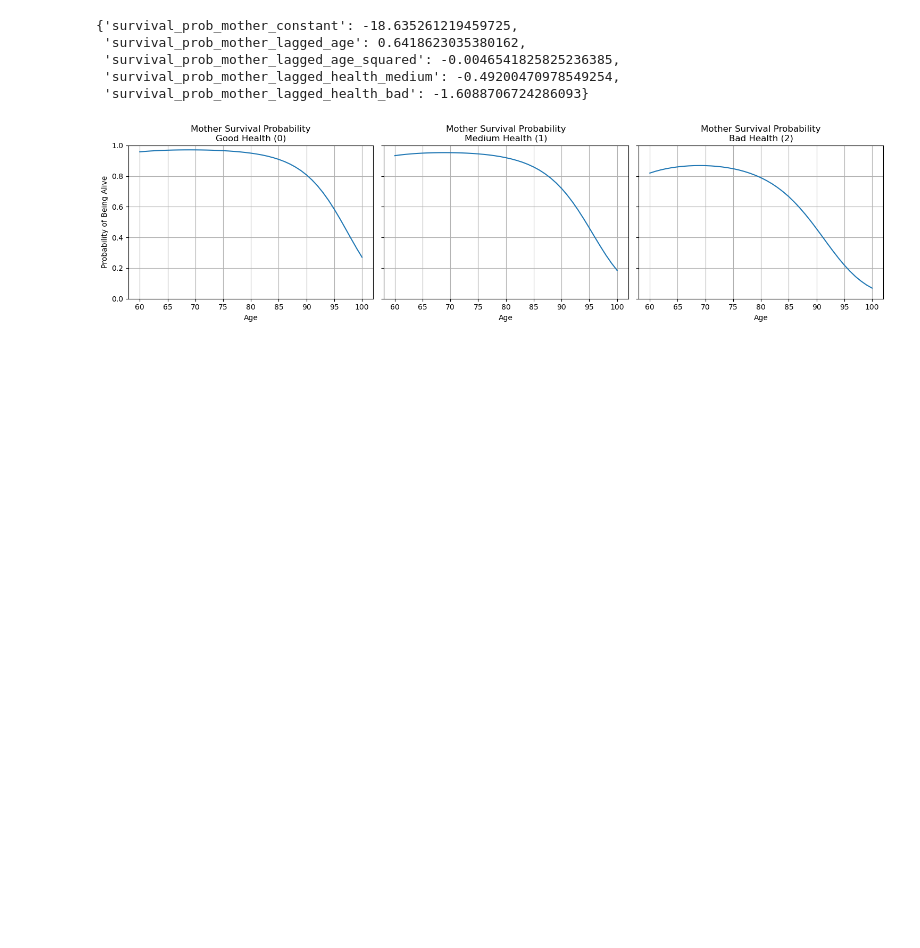
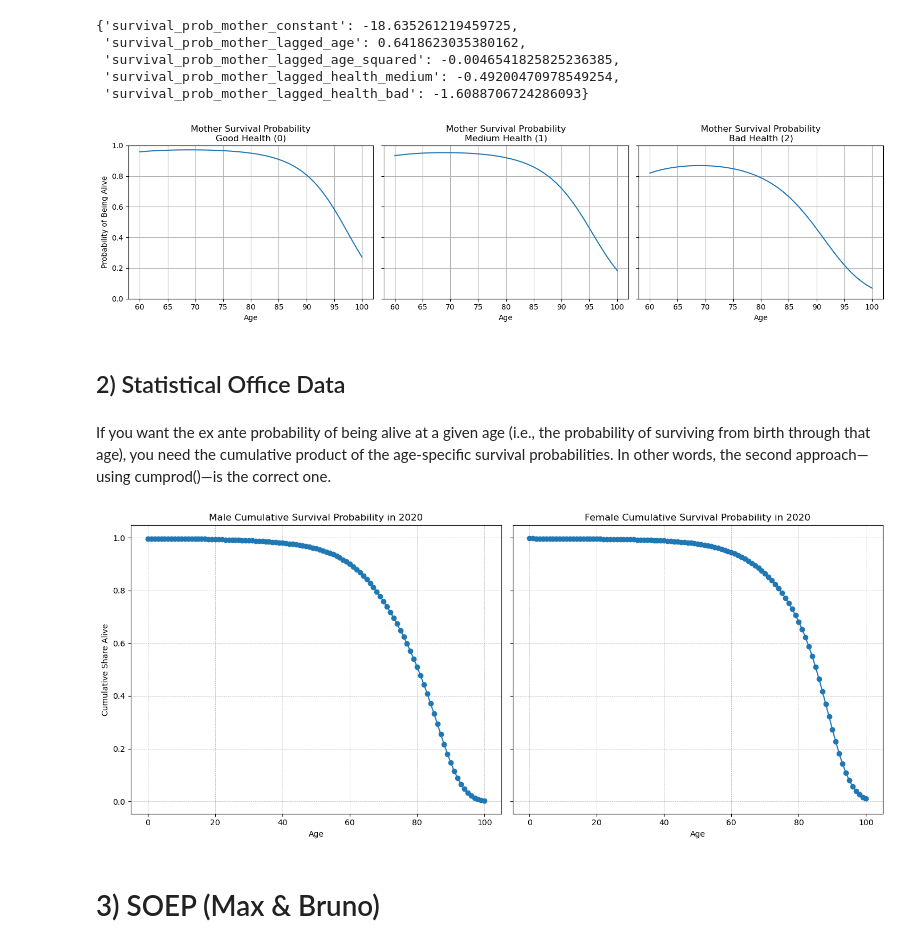
Before and after one commit to segsell/caregiving, a Jupyter notebook: src/sandbox/parental_survival.ipynb, the cells around one changed output. Drawn from its saved outputs; the diff is of its cells as text; code cells hidden in the pictures; blank space fills up the shorter version.

```diff
--- a/src/sandbox/parental_survival.ipynb
+++ b/src/sandbox/parental_survival.ipynb
@@ -250,3 +252,50 @@ def plot_mother_survival_by_health(coefs, age_range=(60, 100)):
 plot_mother_survival_by_health(params_mother)
 # %% [output]
 [figure]
+# %% [markdown]
+## 2) Statistical Office Data
+# %% [markdown]
+If you want the ex ante probability of being alive at a given age (i.e., the probability of surviving from birth through that age), you need the cumulative product of the age‐specific survival probabilities. In other words, the second approach—using cumprod()—is the correct one.
+# %%
+df = pd.read_csv(SRC / "data" / "statistical_office" / "12621-0001_Sterbetafel_clean.csv")
+# %%
+def plot_cumulative_survival(df, year, ages):
+    """
+    Plots cumulative survival probabilities for males and females in a given year over a specified age range.
+
+    Parameters:
+    - df: pandas DataFrame containing columns 'year', 'age', 'male_survival_probability', 'female_survival_probability'
+    - year: int, the year for which the data should be filtered
+    - ages: numpy array of ages over which to plot the cumulative survival probability
+    """
+    # Filter for the given year and age range
+    df_filtered = df[(df['year'] == year) & (df['age'].isin(ages))].sort_values('age')
+
+    # Calculate cumulative survival for males and females
+    df_filtered['male_cumulative'] = df_filtered['male_survival_probability'].cumprod()
+    df_filtered['female_cumulative'] = df_filtered['female_survival_probability'].cumprod()
+
+    # Create plots side by side
+    fig, axes = plt.subplots(nrows=1, ncols=2, figsize=(14, 6), sharey=True)
+
+    # Plot for males
+    axes[0].plot(df_filtered['age'], df_filtered['male_cumulative'], marker='o', linestyle='-')
+    axes[0].set_title(f'Male Cumulative Survival Probability in {year}')
+    axes[0].set_xlabel('Age')
+    axes[0].set_ylabel('Cumulative Share Alive')
+    axes[0].grid(True, which='both', axis='both', linestyle='--', linewidth=0.5)
+
+    # Plot for females
+    axes[1].plot(df_filtered['age'], df_filtered['female_cumulative'], marker='o', linestyle='-')
+    axes[1].set_title(f'Female Cumulative Survival Probability in {year}')
+    axes[1].set_xlabel('Age')
+    axes[1].grid(True, which='both', axis='both', linestyle='--', linewidth=0.5)
+
+    plt.tight_layout()
+    plt.show()
+# %%
+plot_cumulative_survival(df, year=2020, ages=np.arange(0, 101))
+# %% [output]
+[figure, added]
+# %% [markdown]
+# 3) SOEP (Max & Bruno)
```
Also changed, not shown: parts of 8 cells of this notebook, 4 other files.
